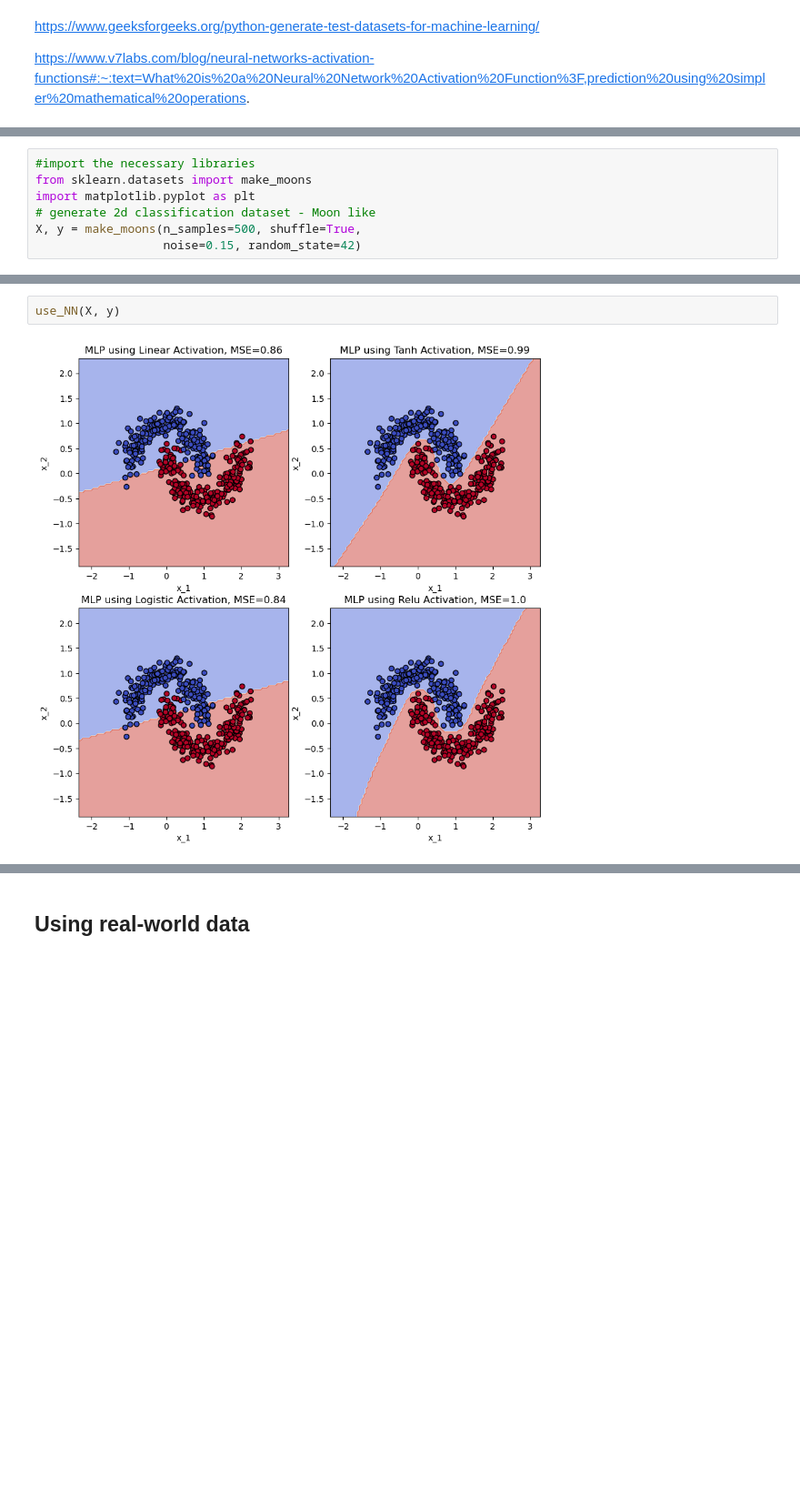
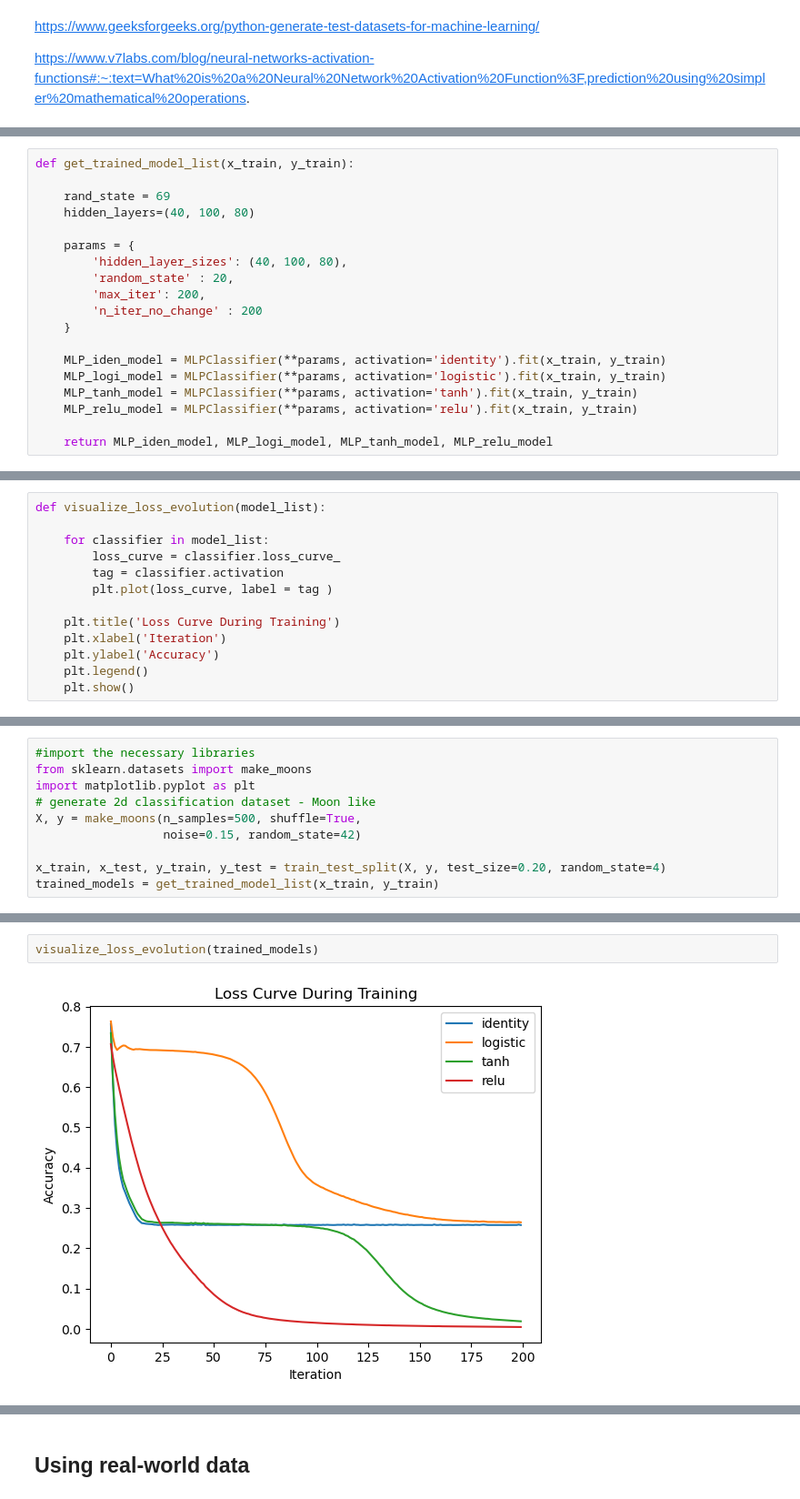
Before and after one commit to lucavella/SFML-project, a Jupyter notebook: anton_project.ipynb, the cells around one changed output, grey strips where cells are left out. Shown at 91% size. Drawn from its saved outputs; the diff is of its cells as text; blank space fills up the shorter version.

```diff
--- a/anton_project.ipynb
+++ b/anton_project.ipynb
@@ -225,0 +214,19 @@ def use_NN(X, y):
+# %%
+def get_trained_model_list(x_train, y_train):
+
+    rand_state = 69
+    hidden_layers=(40, 100, 80)
+
+    params = {
+        'hidden_layer_sizes': (40, 100, 80),
+        'random_state' : 20,
+        'max_iter': 200,
+        'n_iter_no_change' : 200
+    }
+
+    MLP_iden_model = MLPClassifier(**params, activation='identity').fit(x_train, y_train)
+    MLP_logi_model = MLPClassifier(**params, activation='logistic').fit(x_train, y_train)
+    MLP_tanh_model = MLPClassifier(**params, activation='tanh').fit(x_train, y_train)
+    MLP_relu_model = MLPClassifier(**params, activation='relu').fit(x_train, y_train)
+
+    return MLP_iden_model, MLP_logi_model, MLP_tanh_model, MLP_relu_model
@@ -226,3 +252,16 @@ def use_NN(X, y):
+# %%
+def visualize_loss_evolution(model_list):
+
+    for classifier in model_list:
+        loss_curve = classifier.loss_curve_
+        tag = classifier.activation
+        plt.plot(loss_curve, label = tag )
+
+    plt.title('Loss Curve During Training')
+    plt.xlabel('Iteration')
+    plt.ylabel('Accuracy')
+    plt.legend()
+    plt.show()
 # %%
 # Import necessary libraries
 from sklearn.datasets import make_circles
@@ -241,3 +287,6 @@ import matplotlib.pyplot as plt
 # generate 2d classification dataset - Moon like
 X, y = make_moons(n_samples=500, shuffle=True,
                   noise=0.15, random_state=42)
+
+x_train, x_test, y_train, y_test = train_test_split(X, y, test_size=0.20, random_state=4)
+trained_models = get_trained_model_list(x_train, y_train)
@@ -244,7 +297,7 @@ X, y = make_moons(n_samples=500, shuffle=True,
 # %%
-use_NN(X, y)
+visualize_loss_evolution(trained_models)
 # %% [output]
-[figure, old version]
+[figure, new version]
 # %%
 
 #import the necessary libraries
```
Also changed, not shown: parts of 14 cells of this notebook.
